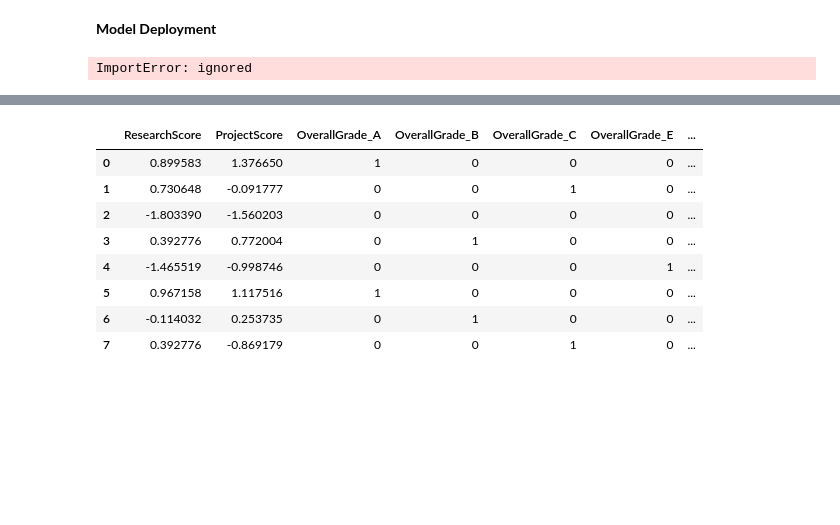
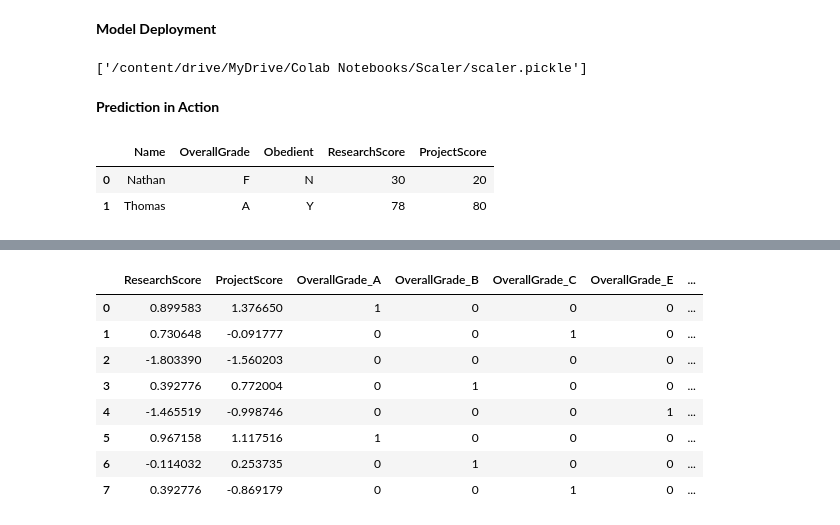
Before and after one commit to zachfreitas/ADS_504_Machine_Learning, a Jupyter notebook: Module_1/Assignment_1.ipynb, the cells around one changed output, grey strips where cells are left out. Saved outputs shown, nothing was run; the diff lists cells and outputs as text; code cells hidden in the pictures; blank space fills up the shorter version.

```diff
--- a/Module_1/Assignment_1.ipynb
+++ b/Module_1/Assignment_1.ipynb
@@ -393,18 +393,21 @@ weighted avg       1.00      1.00      1.00         8
 # %% [markdown]
 **Model Deployment**
 # %%
-from sklearn.externals import joblib
+# from sklearn.externals import joblib
+import joblib
 import os
 
 # save models to be deployed on your server
-if not os.path.exists('Model'):
-  os.mkdir('Model')
-if not os.path.exists('Scaler'):
-  os.mkdir('Scaler')
+if not os.path.exists('/content/drive/MyDrive/Colab Notebooks/Model'):
+  os.mkdir('/content/drive/MyDrive/Colab Notebooks/Model')
+if not os.path.exists('/content/drive/MyDrive/Colab Notebooks/Scaler'):
+  os.mkdir('/content/drive/MyDrive/Colab Notebooks/Scaler')
 
 # Create a pickle file
 # Pickling is a process of converting a Python object into a byte stream to store it in a file/database, maintain program state across sessions, or transport data over the network.
-joblib.dump(model, r'Model/model.pickle')
-joblib.dump(ss, r'Scaler/scaler.pickle')
+joblib.dump(model, r'/content/drive/MyDrive/Colab Notebooks/Model/model.pickle')
+joblib.dump(ss, r'/content/drive/MyDrive/Colab Notebooks/Scaler/scaler.pickle')
 # %% [output]
-ImportError: ignored
+['/content/drive/MyDrive/Colab Notebooks/Scaler/scaler.pickle']
+# %% [markdown]
+**Prediction in Action**
@@ -410,0 +418,14 @@ ImportError: ignored
+# %%
+## data retrieval
+new_data = pd.DataFrame([{'Name': 'Nathan', 'OverallGrade': 'F',
+                          'Obedient': 'N', 'ResearchScore': 30, 'ProjectScore': 20},
+                          {'Name': 'Thomas', 'OverallGrade': 'A',
+                           'Obedient': 'Y', 'ResearchScore': 78, 'ProjectScore': 80}])
+
+new_data = new_data[['Name', 'OverallGrade', 'Obedient', 'ResearchScore', 'ProjectScore']]
+
+new_data
+# %% [output]
+|  | Name | OverallGrade | Obedient | ResearchScore | ProjectScore |
+| 0 | Nathan | F | N | 30 | 20 |
+| 1 | Thomas | A | Y | 78 | 80 |
```
Also changed, not shown: parts of 4 cells of this notebook.
